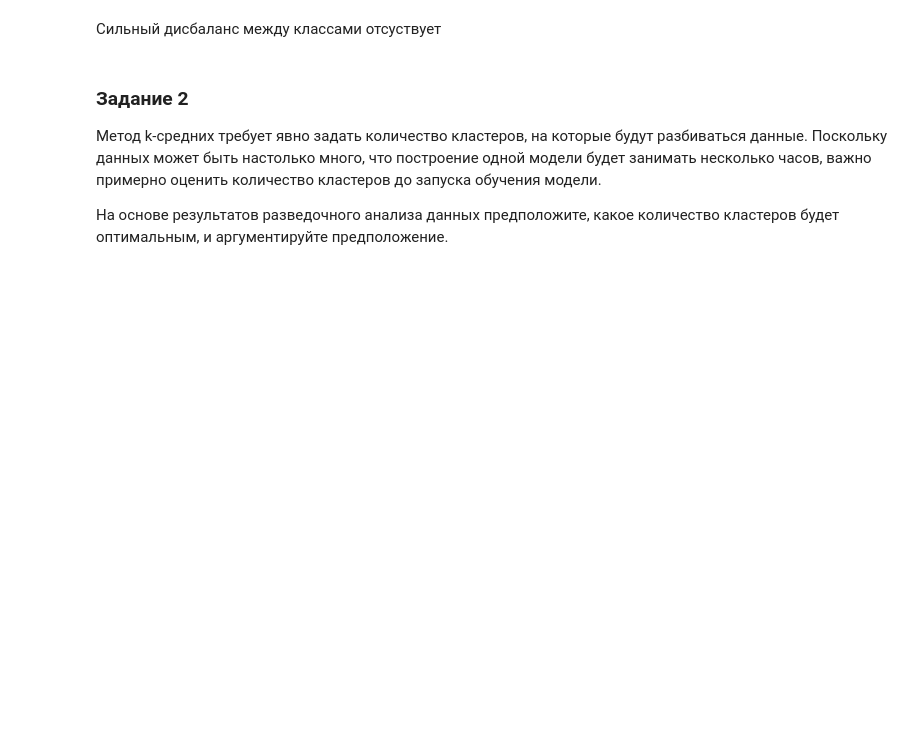
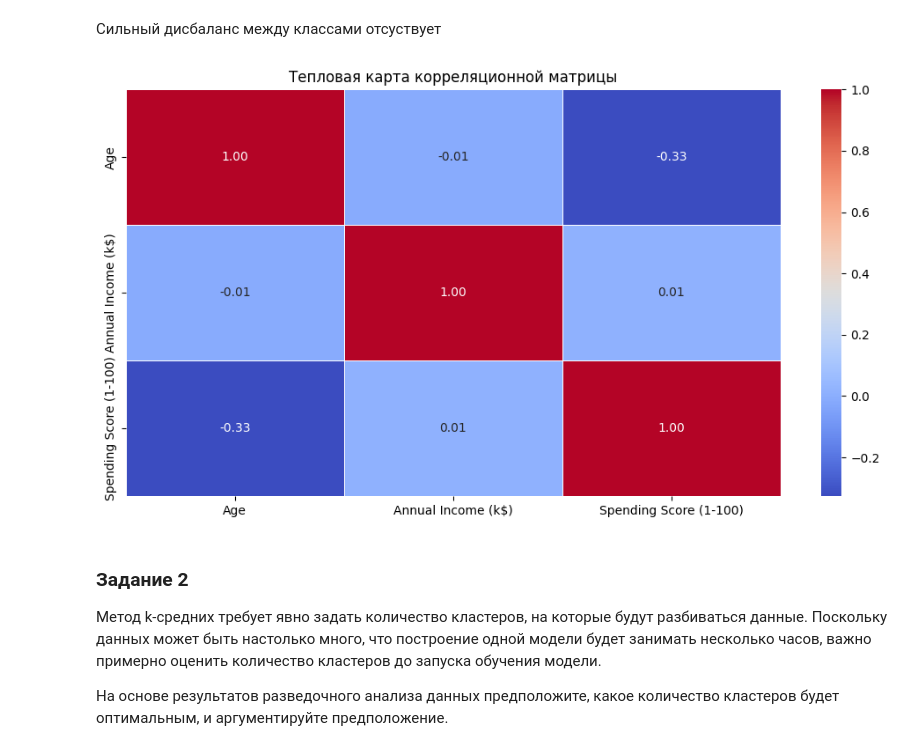
Before and after one commit to Ritorta/machine-learning, a Jupyter notebook: Work#7/Task#1.ipynb, the cells around one changed output. Cells and saved outputs as stored; diff of their text form; code cells hidden in the pictures; blank space fills up the shorter version.

```diff
--- a/Work#7/Task#1.ipynb
+++ b/Work#7/Task#1.ipynb
@@ -31,7 +28,7 @@ from sklearn.impute import SimpleImputer
 Cделайте выводы о найденных закономерностях, особенностях и других обнаруженных свойствах данных.
 # %%
 # Загрузка данных из файла
-df = pd.read_csv("Mall_Customers_(1).csv")
+Mall_df = pd.read_csv("Mall_Customers_(1).csv")
 # %%
 df.head()
 # %% [output]
@@ -161,7 +169,7 @@ plt.show()
 ##### Исследуем данные по колонкам:
 # %%
 # Удаляем столбец CustomerID
-df = df.drop('CustomerID', axis=1)
+Mall_df = Mall_df.drop('CustomerID', axis=1)
 # %% [markdown]
 Данный столбец CustomerID содержит индивидуальный номер клиента в порядке нумерации от 0 до 199 и не имеет ценности для построения модели или для анализа данных.
 # %%
@@ -272,6 +280,20 @@ Passing `palette` without assigning `hue` is deprecated and will be removed in v
 [figure]
 # %% [markdown]
 Сильный дисбаланс между классами отсуствует
+# %%
+# Вычисляем корреляционную матрицу для обработанного DataFrame
+selected_columns = ['Age', 'Annual Income (k$)', 'Spending Score (1-100)']
+
+# Вычисляем корреляционную матрицу для оставшихся столбцов
+correlation_matrix = Mall_df[selected_columns].corr()
+
+# Настраиваем размеры тепловой карты
+plt.figure(figsize=(12, 6))
+sns.heatmap(correlation_matrix, annot=True, cmap='coolwarm', linewidths=0.5, fmt='.2f')
+plt.title("Тепловая карта корреляционной матрицы")
+plt.show()
+# %% [output]
+[figure, added]
 # %% [markdown]
 ### Задание 2
 
```
Also changed, not shown: parts of 19 cells of this notebook.
